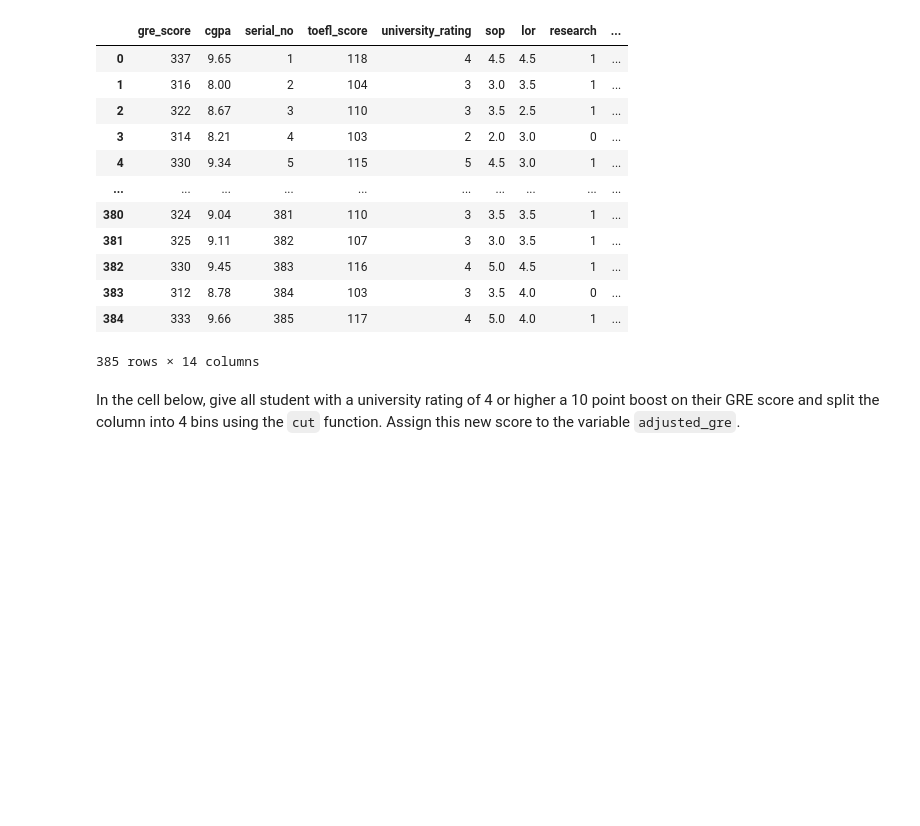
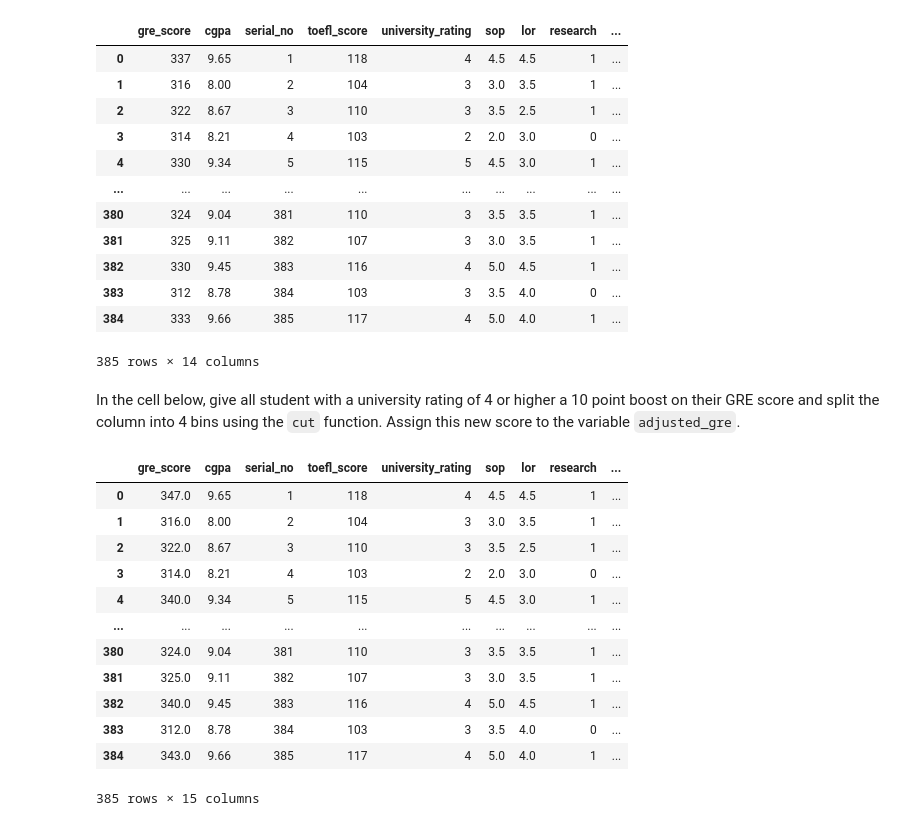
Before and after one commit to GNavarro-DA/dataptmad1121_labs, a Jupyter notebook: module-2/advanced-pandas/your-code/main.ipynb, the cells around one changed output. Saved outputs shown, nothing was run; the diff lists cells and outputs as text; code cells hidden in the pictures; blank space fills up the shorter version.

```diff
--- a/module-2/advanced-pandas/your-code/main.ipynb
+++ b/module-2/advanced-pandas/your-code/main.ipynb
@@ -289,0 +288,27 @@ In the cell below, give all student with a university rating of 4 or higher a 10
+# %%
+# your code here
+# your code here
+def extra_points(university_rating, gre_score):
+    if university_rating >=4:
+        return gre_score + 10
+    else:
+        return gre_score
+admissions_df['gre_score'] = admissions_df.apply(lambda x: extra_points(x['university_rating'], x['gre_score']),axis=1)
+# %%
+admissions_df['adjusted_gre'] = pd.cut(admissions_df['gre_score'], 4, labels=['very low','low','medium','high'])
+# %%
+admissions_df
+# %% [output]
+|  | gre_score | cgpa | serial_no | toefl_score | university_rating | sop | lor | research | ... |
+| 0 | 347.0 | 9.65 | 1 | 118 | 4 | 4.5 | 4.5 | 1 | ... |
+| 1 | 316.0 | 8.00 | 2 | 104 | 3 | 3.0 | 3.5 | 1 | ... |
+| 2 | 322.0 | 8.67 | 3 | 110 | 3 | 3.5 | 2.5 | 1 | ... |
+| 3 | 314.0 | 8.21 | 4 | 103 | 2 | 2.0 | 3.0 | 0 | ... |
+| 4 | 340.0 | 9.34 | 5 | 115 | 5 | 4.5 | 3.0 | 1 | ... |
+| ... | ... | ... | ... | ... | ... | ... | ... | ... | ... |
+| 380 | 324.0 | 9.04 | 381 | 110 | 3 | 3.5 | 3.5 | 1 | ... |
+| 381 | 325.0 | 9.11 | 382 | 107 | 3 | 3.0 | 3.5 | 1 | ... |
+| 382 | 340.0 | 9.45 | 383 | 116 | 4 | 5.0 | 4.5 | 1 | ... |
+| 383 | 312.0 | 8.78 | 384 | 103 | 3 | 3.5 | 4.0 | 0 | ... |
+| 384 | 343.0 | 9.66 | 385 | 117 | 4 | 5.0 | 4.0 | 1 | ... |
+385 rows × 15 columns
```
Also changed, not shown: parts of 1 cell of this notebook.
